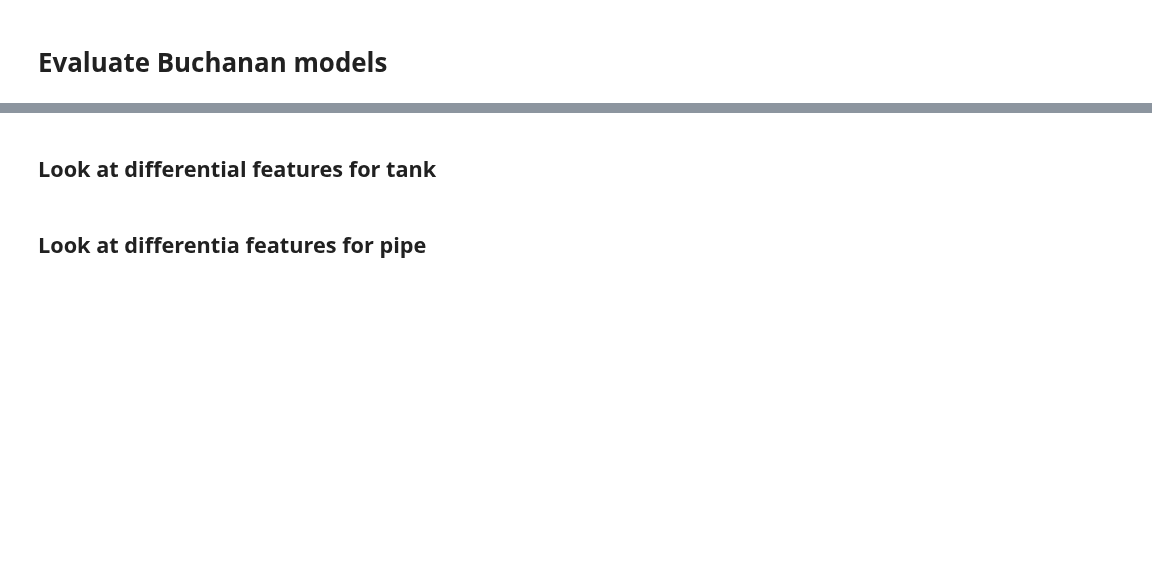
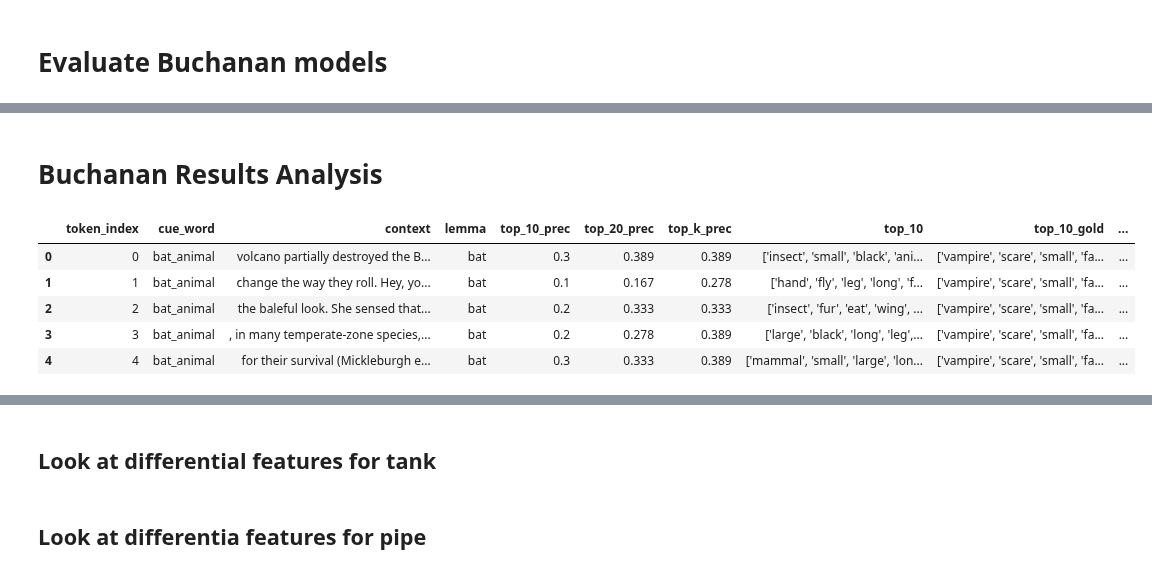
Before and after one commit to gchronis/features_in_context, a Jupyter notebook: notebooks/features_in_context_evaluation_homonymous_mcrae_words_coca_expansion_10_10_22.ipynb, the cells around one changed output, grey strips where cells are left out. Saved outputs shown, nothing was run; the diff lists cells and outputs as text; code cells hidden in the pictures; blank space fills up the shorter version.

```diff
--- a/notebooks/features_in_context_evaluation_homonymous_mcrae_words_coca_expansion_10_10_22.ipynb
+++ b/notebooks/features_in_context_evaluation_homonymous_mcrae_words_coca_expansion_10_10_22.ipynb
@@ -459,3 +590,16 @@ FileNotFoundError: [Errno 2] No such file or directory: '../results/homonymous_w
+# %% [markdown]
+# Buchanan Results Analysis
+# %%
+buchanan_res_df = pd.read_csv('../results/homonymous_words_eval_buchanan_models_expanded_10_20_22.csv')
+buchanan_res_df = buchanan_res_df.rename(columns={'Unnamed: 0': 'token_index'})
+buchanan_res_df.head(5)
+# %% [output]
+|  | token_index | cue_word | context | lemma | top_10_prec | top_20_prec | top_k_prec | top_10 | top_10_gold | ... |
+| 0 | 0 | bat_animal | volcano partially destroyed the B... | bat | 0.3 | 0.389 | 0.389 | ['insect', 'small', 'black', 'ani... | ['vampire', 'scare', 'small', 'fa... | ... |
+| 1 | 1 | bat_animal | change the way they roll. Hey, yo... | bat | 0.1 | 0.167 | 0.278 | ['hand', 'fly', 'leg', 'long', 'f... | ['vampire', 'scare', 'small', 'fa... | ... |
+| 2 | 2 | bat_animal | the baleful look. She sensed that... | bat | 0.2 | 0.333 | 0.333 | ['insect', 'fur', 'eat', 'wing', ... | ['vampire', 'scare', 'small', 'fa... | ... |
+| 3 | 3 | bat_animal | , in many temperate-zone species,... | bat | 0.2 | 0.278 | 0.389 | ['large', 'black', 'long', 'leg',... | ['vampire', 'scare', 'small', 'fa... | ... |
+| 4 | 4 | bat_animal | for their survival (Mickleburgh e... | bat | 0.3 | 0.333 | 0.389 | ['mammal', 'small', 'large', 'lon... | ['vampire', 'scare', 'small', 'fa... | ... |
 # %%
 # which model does best?
 # %%
```
Also changed, not shown: parts of 27 cells of this notebook.
